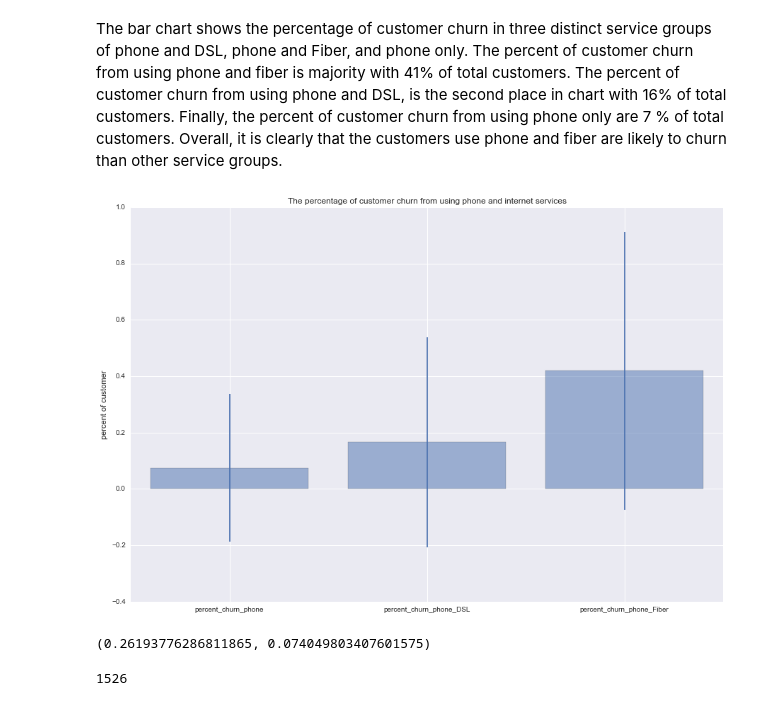
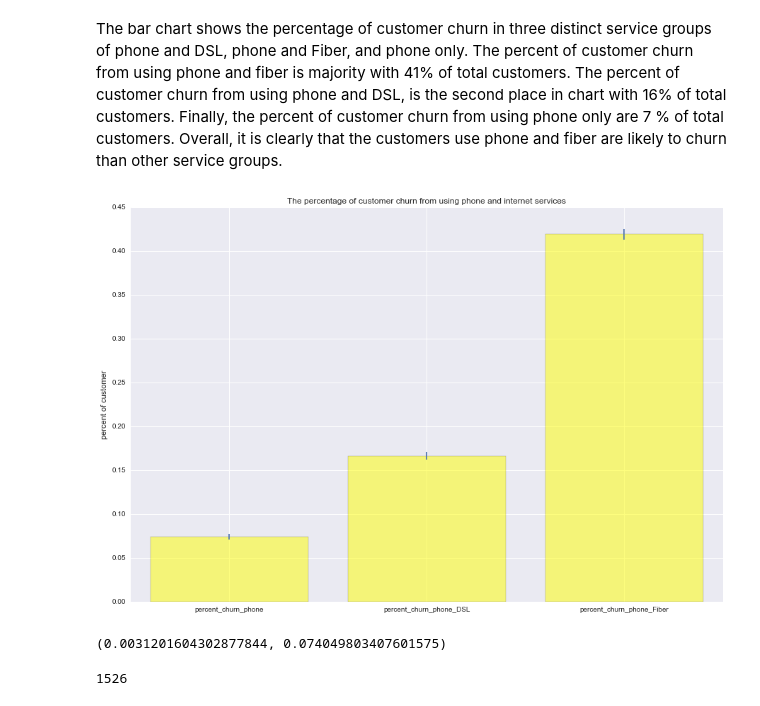
Before and after one commit to vinhpvu/Telco-customer-analytics, a Jupyter notebook: Untitled.ipynb, the cells around one changed output. Cells and saved outputs as stored; diff of their text form; code cells hidden in the pictures.

```diff
--- a/Untitled.ipynb
+++ b/Untitled.ipynb
@@ -127,28 +182,31 @@ plt.show()
 # %% [markdown]
 The bar chart shows the percentage of customer churn in three distinct service groups of phone and DSL, phone and Fiber, and phone only. The percent of customer churn from using phone and fiber is majority with 41% of total customers. The percent of customer churn from using phone and DSL, is the second place in chart with 16% of total customers. Finally, the percent of customer churn from using phone only are 7 % of total customers. Overall, it is clearly that the customers use phone and fiber are likely to churn than other service groups.
 # %%
+import math as math
+def meanstd (x,y):
+    mean = x.mean()
+    std = math.sqrt((mean*(1-mean))/y)
+    return mean, std
 percent_churn_phone_DSL=customer[(customer["DSL"]==1)&(customer["PhoneService"]==1)].Churn
 percent_churn_phone_Fiber=customer[(customer["Fiber optic"]==1)&(customer["PhoneService"]==1)].Churn
 percent_churn_phone=customer[(customer["PhoneService"]==1)&((customer["Fiber optic"]==0)&(customer["DSL"]==0))].Churn
 axis = ('percent_churn_phone','percent_churn_phone_DSL','percent_churn_phone_Fiber')
 y_pos = np.arange(len(axis))
 plt.figure(figsize=(15,10))
 value=[percent_churn_phone_DSL,percent_churn_phone_Fiber,percent_churn_phone]
-df1_mean = percent_churn_phone_DSL.mean()
-df1_std = percent_churn_phone_DSL.std()
-df2_mean = percent_churn_phone_Fiber.mean()
-df2_std = percent_churn_phone_Fiber.std()
-df3_mean = percent_churn_phone.mean()
-df3_std = percent_churn_phone.std()
+customer_length=7043
+df1_mean,df1_std=meanstd(percent_churn_phone_DSL,customer_length)
+df2_mean,df2_std=meanstd(percent_churn_phone_Fiber,customer_length)
+df3_mean,df3_std=meanstd(percent_churn_phone,customer_length)
 
 
 value = (df3_mean,df1_mean, df2_mean)
 Std = (df3_std,df1_std, df2_std)
 
-plt.bar(y_pos, value, yerr=Std, align='center', alpha=0.5)
+plt.bar(y_pos, value, yerr=Std, align='center', alpha=0.5, color='yellow')
 plt.xticks(y_pos, axis)
 plt.ylabel('percent of customer')
 plt.title('The percentage of customer churn from using phone and internet services')
 plt.show()
 # %% [output]
-[figure, old version]
+[figure, new version]
@@ -155,7 +216,7 @@ plt.show()
 # %%
 print(df3_std,df3_mean)
 # %% [output]
-(0.26193776286811865, 0.074049803407601575)
+(0.0031201604302877844, 0.074049803407601575)
 # %%
 len(percent_churn_phone)
 # %% [output]
```
Also changed, not shown: parts of 52 cells of this notebook.
